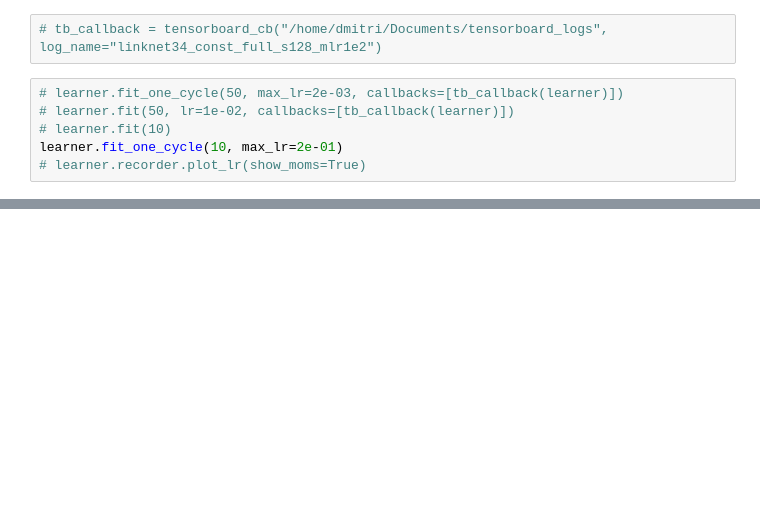
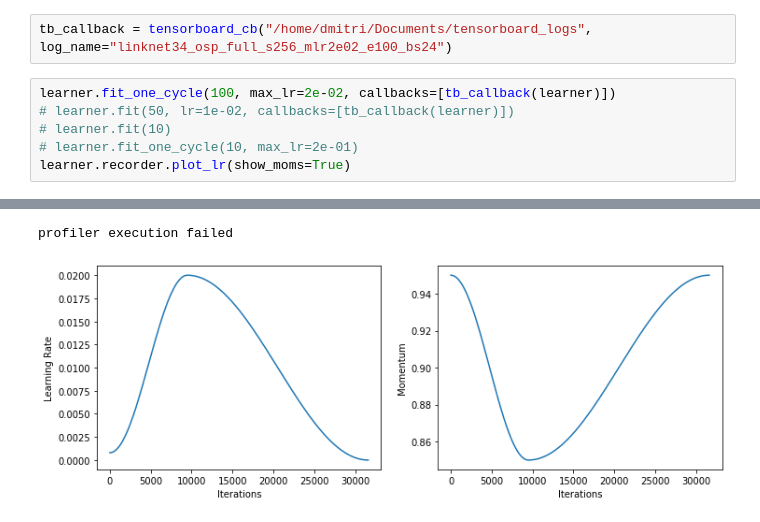
Before and after one commit to DmitIW/BachelorDiploma, a Jupyter notebook: linknet34.ipynb, the cells around one changed output, grey strips where cells are left out. Cells and saved outputs as stored; diff of their text form; blank space fills up the shorter version.

```diff
--- a/linknet34.ipynb
+++ b/linknet34.ipynb
@@ -94,8 +89,9 @@ Min loss divided by 10: 3.31E-01
 # %%
-# tb_callback = tensorboard_cb("/home/dmitri/Documents/tensorboard_logs", log_name="linknet34_const_full_s128_mlr1e2")
+tb_callback = tensorboard_cb("/home/dmitri/Documents/tensorboard_logs", log_name="linknet34_osp_full_s256_mlr2e02_e100_bs24")
 # %%
-# learner.fit_one_cycle(50, max_lr=2e-03, callbacks=[tb_callback(learner)])
+learner.fit_one_cycle(100, max_lr=2e-02, callbacks=[tb_callback(learner)])
 # learner.fit(50, lr=1e-02, callbacks=[tb_callback(learner)])
 # learner.fit(10)
-learner.fit_one_cycle(10, max_lr=2e-01)
-# learner.recorder.plot_lr(show_moms=True)
+# learner.fit_one_cycle(10, max_lr=2e-01)
+learner.recorder.plot_lr(show_moms=True)
+# %% [output]
@@ -102,2 +115,4 @@ learner.fit_one_cycle(10, max_lr=2e-01)
+profiler execution failed
+[figure, added]
 # %%
 learner.show_results()
```
Also changed, not shown: parts of 10 cells of this notebook, 8 other files.
